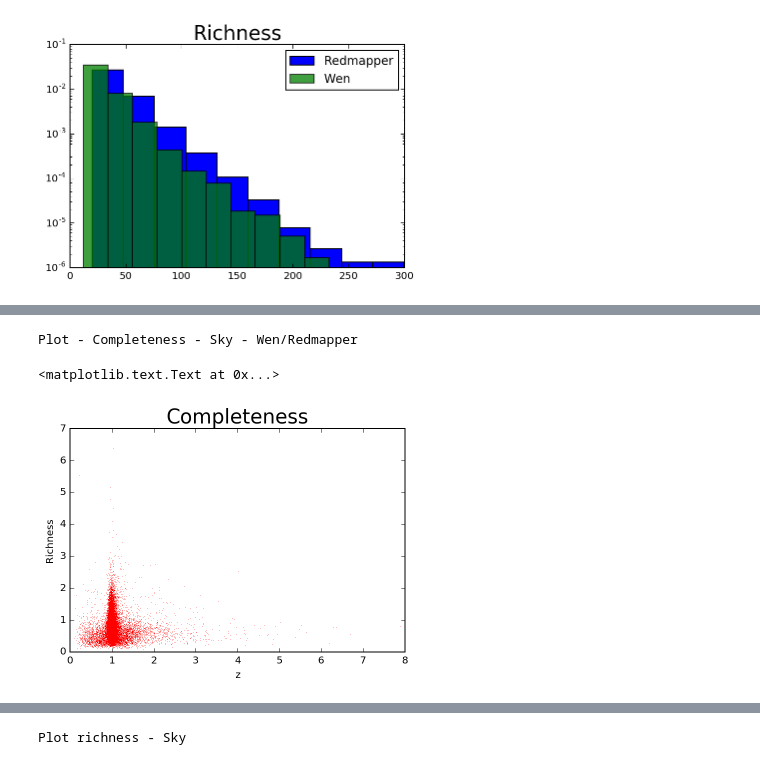
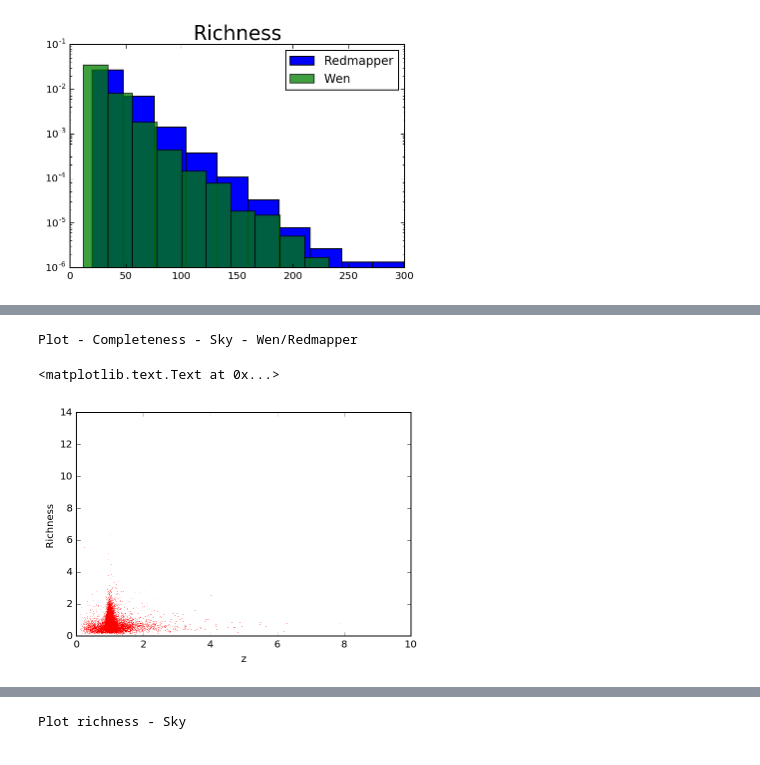
Before and after one commit to clusteron/comparison, a Jupyter notebook: table.ipynb, the cells around one changed output, grey strips where cells are left out. Drawn from its saved outputs; the diff is of its cells as text; code cells hidden in the pictures.

```diff
--- a/table.ipynb
+++ b/table.ipynb
@@ -242,20 +242,22 @@ plt.legend()
 # %%
 print 'Plot - Completeness - Sky - Wen/Redmapper'
 r_w = (o_w['RL*'])
 r_r = (o_r['LAMBDA'])
 c = r_w/r_r
 rw = (o_w['zph'])
 rr = (o_r['Z_LAMBDA'])
 c_c = rw/rr
 fig = plt.figure(1)
 ax = fig.add_subplot(111)
 ax.plot(c_c, c, 'r,')
+plt.xlim(0,10)
+plt.ylim(0,14)
 plt.xlabel('z')
 plt.ylabel('Richness')
 # %% [output]
 Plot - Completeness - Sky - Wen/Redmapper
 <matplotlib.text.Text at 0x...>
-[figure, old version]
+[figure, new version]
 # %%
 print 'Plot - Completeness - Sky - Redmapper/Wen '
 r_w = (o_w['RL*'])
```
Also changed, not shown: parts of 6 cells of this notebook.
